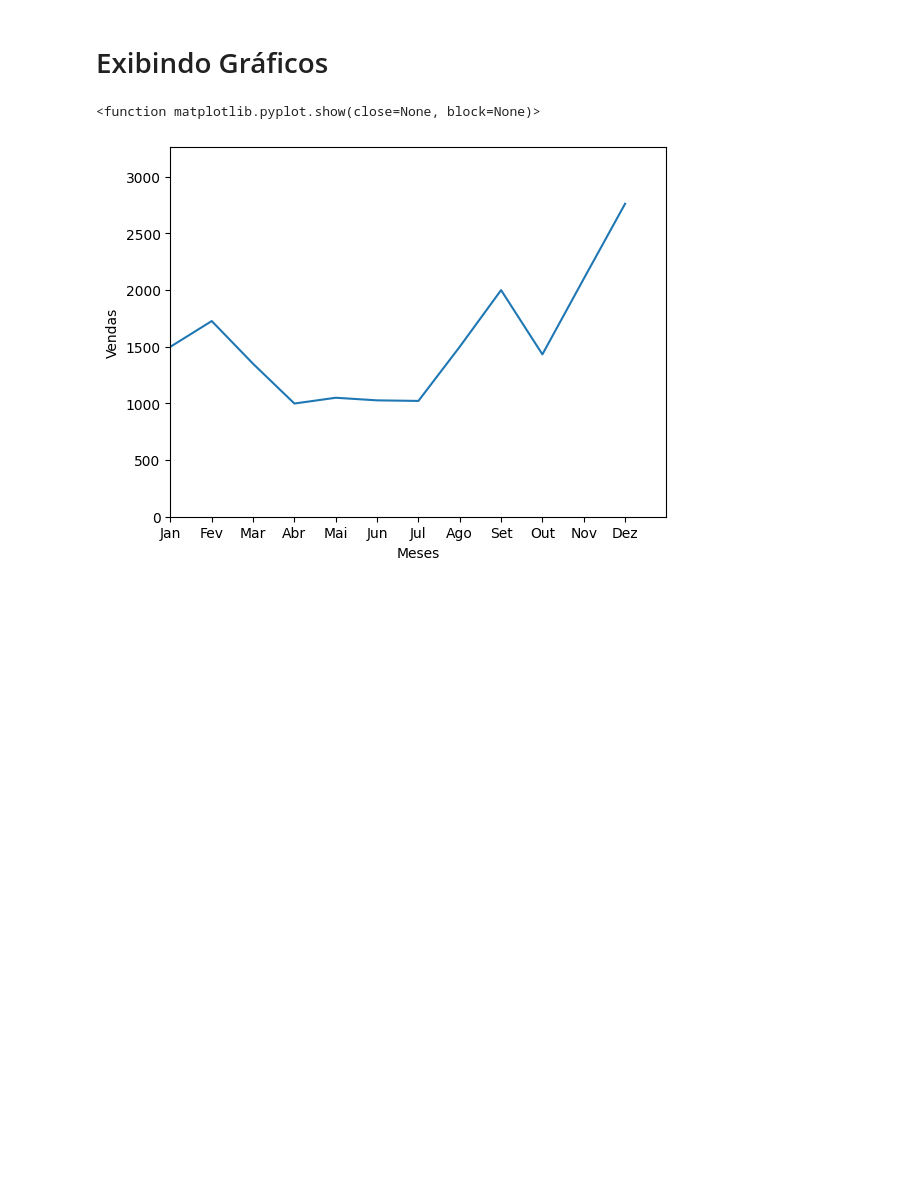
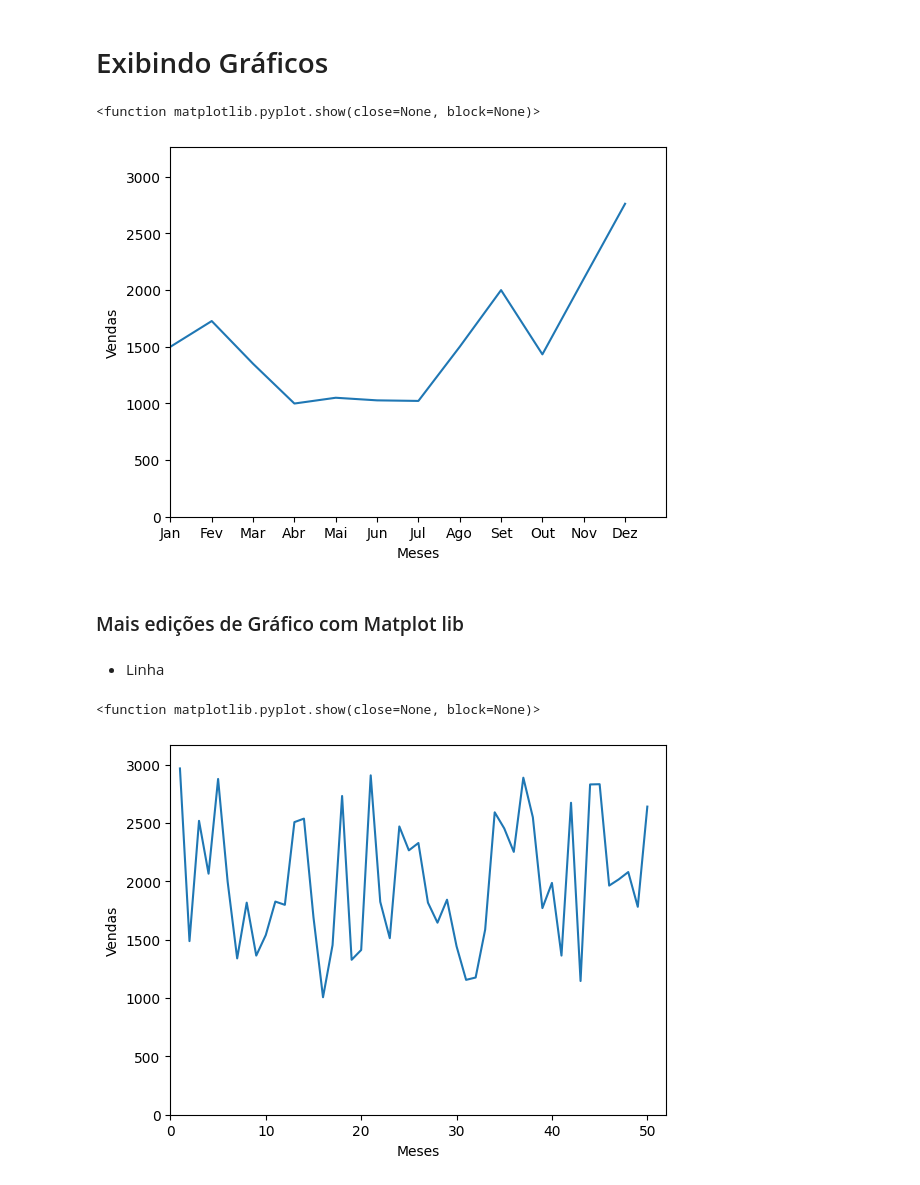
Before and after one commit to andreymafra55/Fundamentos_Python, a Jupyter notebook: modulos_e_bibliotecas/graficos.ipynb, the cells around one changed output. Cells and saved outputs as stored; diff of their text form; code cells hidden in the pictures; blank space fills up the shorter version.

```diff
--- a/modulos_e_bibliotecas/graficos.ipynb
+++ b/modulos_e_bibliotecas/graficos.ipynb
@@ -13,3 +14,5 @@ plt.show
 # %% [output]
 <function matplotlib.pyplot.show(close=None, block=None)>
 [figure]
+# %% [markdown]
+### Mais edições de Gráfico com Matplot lib
@@ -15,0 +21,13 @@ plt.show
+# %% [markdown]
+- Linha
+# %%
+vendas = np.random.randint(1000, 3000, 50)
+meses = np.arange(1, 51)
+plt.plot(meses, vendas)
+plt.ylabel('Vendas')
+plt.xlabel('Meses')
+plt.axis([0, 52, 0, max(vendas) + 200])
+plt.show
+# %% [output]
+<function matplotlib.pyplot.show(close=None, block=None)>
+[figure, added]
```
Also changed, not shown: parts of 11 cells of this notebook.
